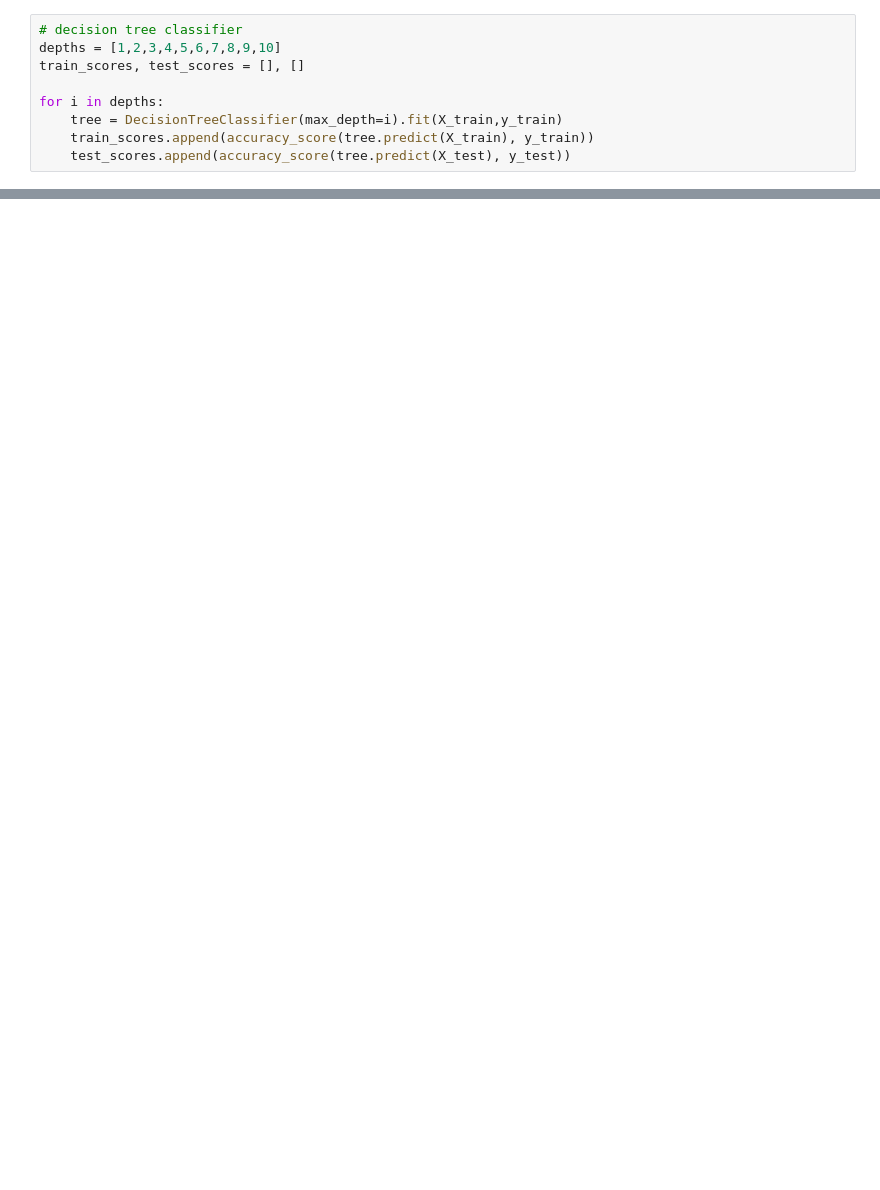
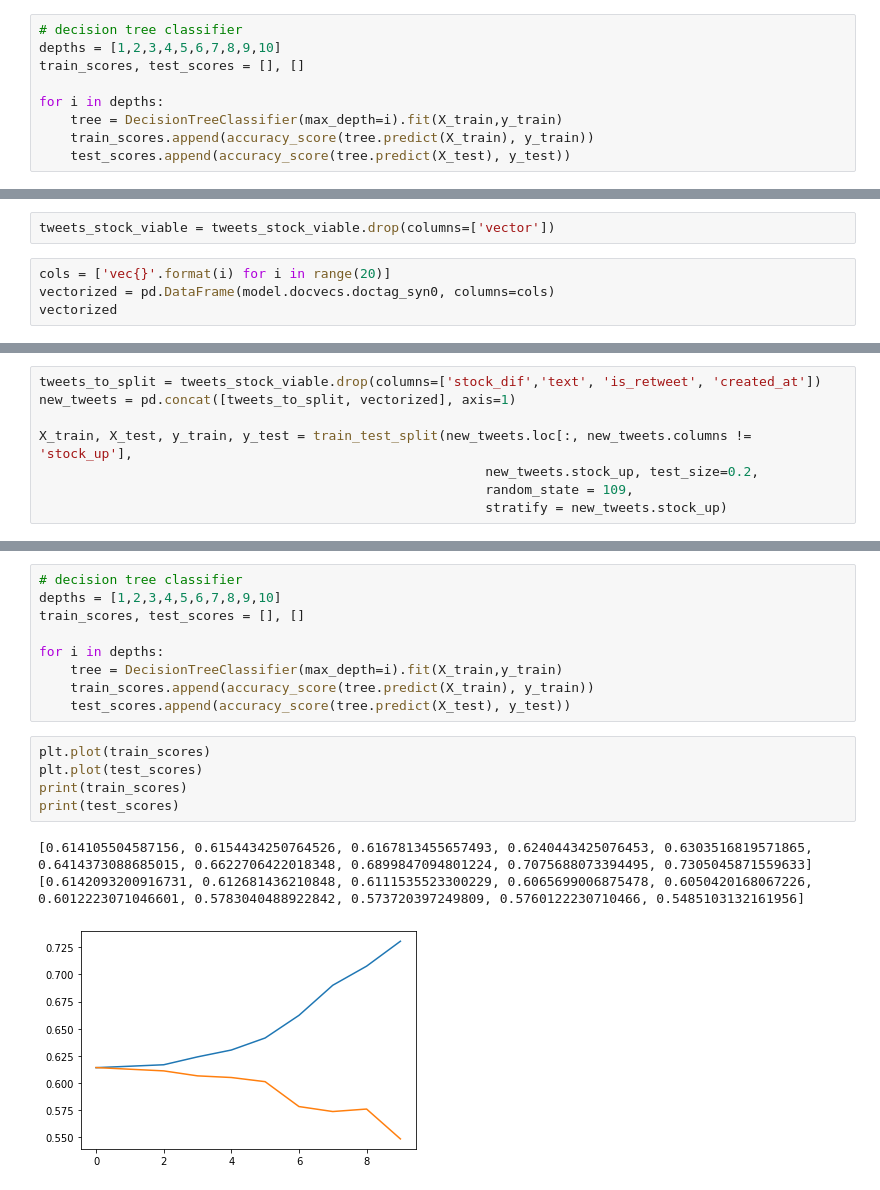
Before and after one commit to blue46jhl/CS109A-Final-Project, a Jupyter notebook: SentimentAnalysis.ipynb, the cells around one changed output, grey strips where cells are left out. Drawn from its saved outputs; the diff is of its cells as text; blank space fills up the shorter version.

```diff
--- a/SentimentAnalysis.ipynb
+++ b/SentimentAnalysis.ipynb
@@ -287,0 +445,6 @@ np.mean(a)
+# %%
+tweets_stock_viable = tweets_stock_viable.drop(columns=['vector'])
+# %%
+cols = ['vec{}'.format(i) for i in range(20)]
+vectorized = pd.DataFrame(model.docvecs.doctag_syn0, columns=cols)
+vectorized
@@ -287,0 +493,8 @@ np.mean(a)
+# %%
+tweets_to_split = tweets_stock_viable.drop(columns=['stock_dif','text', 'is_retweet', 'created_at'])
+new_tweets = pd.concat([tweets_to_split, vectorized], axis=1)
+
+X_train, X_test, y_train, y_test = train_test_split(new_tweets.loc[:, new_tweets.columns != 'stock_up'],
+                                                         new_tweets.stock_up, test_size=0.2,
+                                                         random_state = 109,
+                                                         stratify = new_tweets.stock_up)
@@ -287,0 +532,18 @@ np.mean(a)
+# %%
+# decision tree classifier
+depths = [1,2,3,4,5,6,7,8,9,10]
+train_scores, test_scores = [], []
+
+for i in depths:
+    tree = DecisionTreeClassifier(max_depth=i).fit(X_train,y_train)
+    train_scores.append(accuracy_score(tree.predict(X_train), y_train))
+    test_scores.append(accuracy_score(tree.predict(X_test), y_test))
+# %%
+plt.plot(train_scores)
+plt.plot(test_scores)
+print(train_scores)
+print(test_scores)
+# %% [output]
+[0.614105504587156, 0.6154434250764526, 0.6167813455657493, 0.6240443425076453, 0.6303516819571865, 0.6414373088685015, 0.6622706422018348, 0.6899847094801224, 0.7075688073394495, 0.7305045871559633]
+[0.6142093200916731, 0.612681436210848, 0.6111535523300229, 0.6065699006875478, 0.6050420168067226, 0.6012223071046601, 0.5783040488922842, 0.573720397249809, 0.5760122230710466, 0.5485103132161956]
+[figure, added]
```
Also changed, not shown: parts of 28 cells of this notebook, 1 other file.
